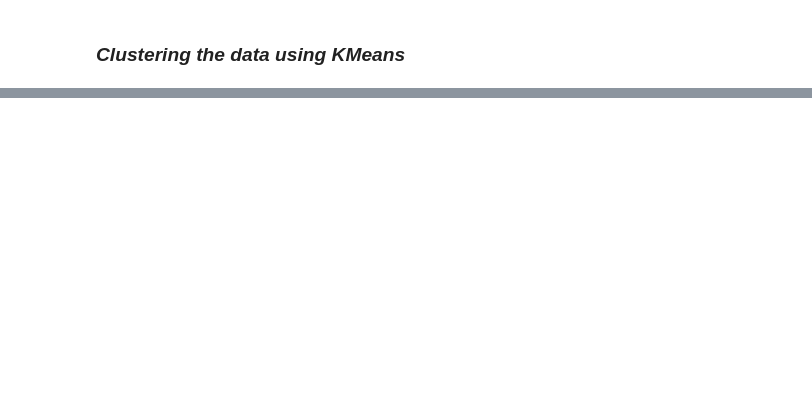
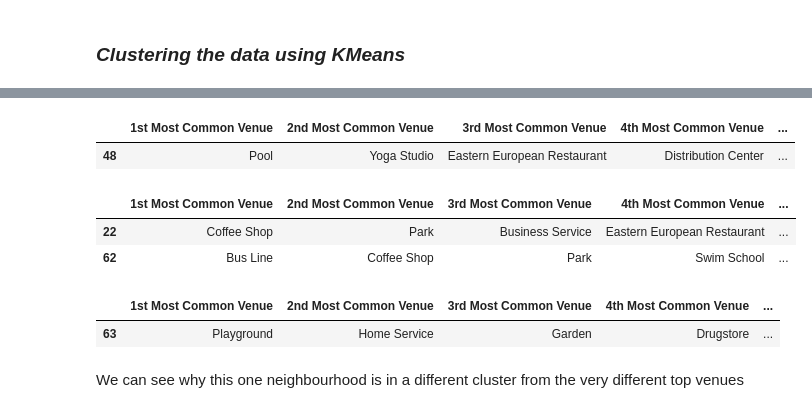
Before and after one commit to Shakespeare1998/Coursera_Capstone, a Jupyter notebook: Toronto_complete.ipynb, the cells around one changed output, grey strips where cells are left out. Cells and saved outputs as stored; diff of their text form; code cells hidden in the pictures; blank space fills up the shorter version.

```diff
--- a/Toronto_complete.ipynb
+++ b/Toronto_complete.ipynb
@@ -367,0 +406,18 @@ map_clusters
+# %%
+end_data[end_data['Cluster']==2].iloc[:,5:-1]
+# %% [output]
+|  | 1st Most Common Venue | 2nd Most Common Venue | 3rd Most Common Venue | 4th Most Common Venue | ... |
+| 48 | Pool | Yoga Studio | Eastern European Restaurant | Distribution Center | ... |
+# %%
+end_data[end_data['Cluster']==3].iloc[:,5:-1]
+# %% [output]
+|  | 1st Most Common Venue | 2nd Most Common Venue | 3rd Most Common Venue | 4th Most Common Venue | ... |
+| 22 | Coffee Shop | Park | Business Service | Eastern European Restaurant | ... |
+| 62 | Bus Line | Coffee Shop | Park | Swim School | ... |
+# %%
+end_data[end_data['Cluster']==4].iloc[:,5:-1]
+# %% [output]
+|  | 1st Most Common Venue | 2nd Most Common Venue | 3rd Most Common Venue | 4th Most Common Venue | ... |
+| 63 | Playground | Home Service | Garden | Drugstore | ... |
+# %% [markdown]
+We can see why this one neighbourhood is in a different cluster from the very different top venues
```
Also changed, not shown: parts of 17 cells of this notebook.
